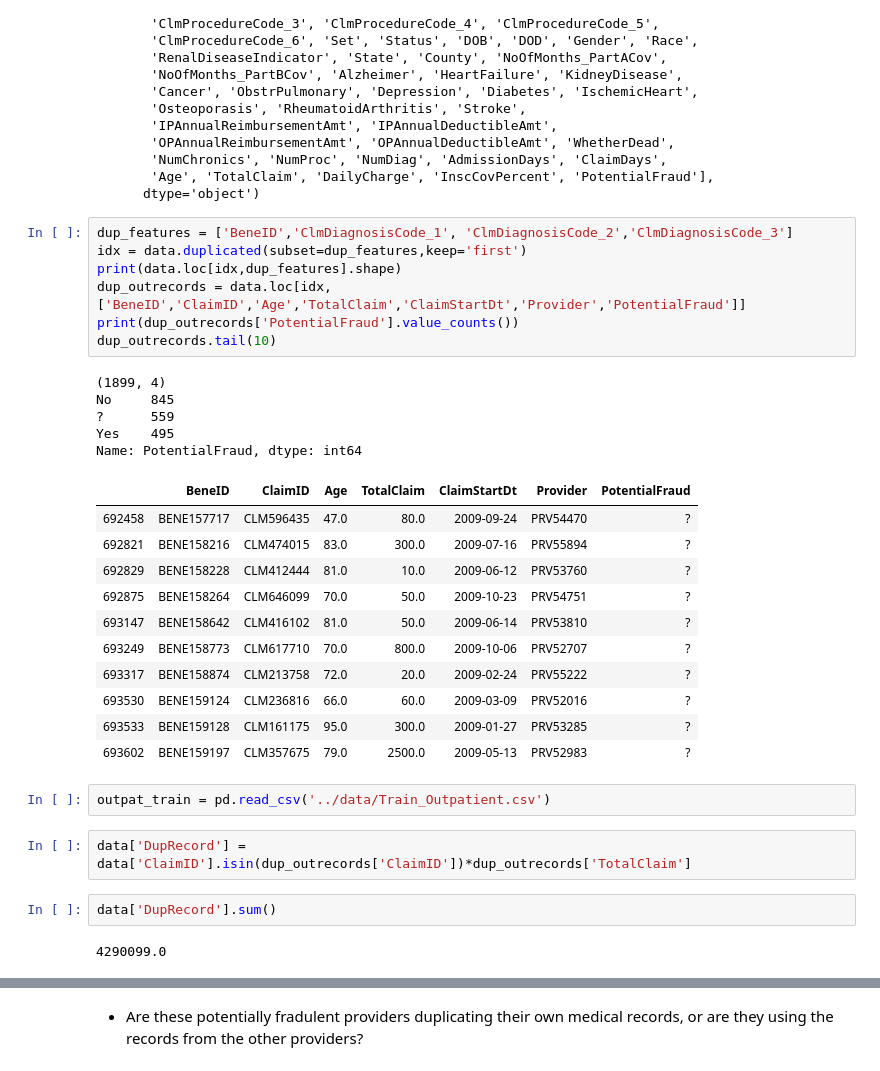
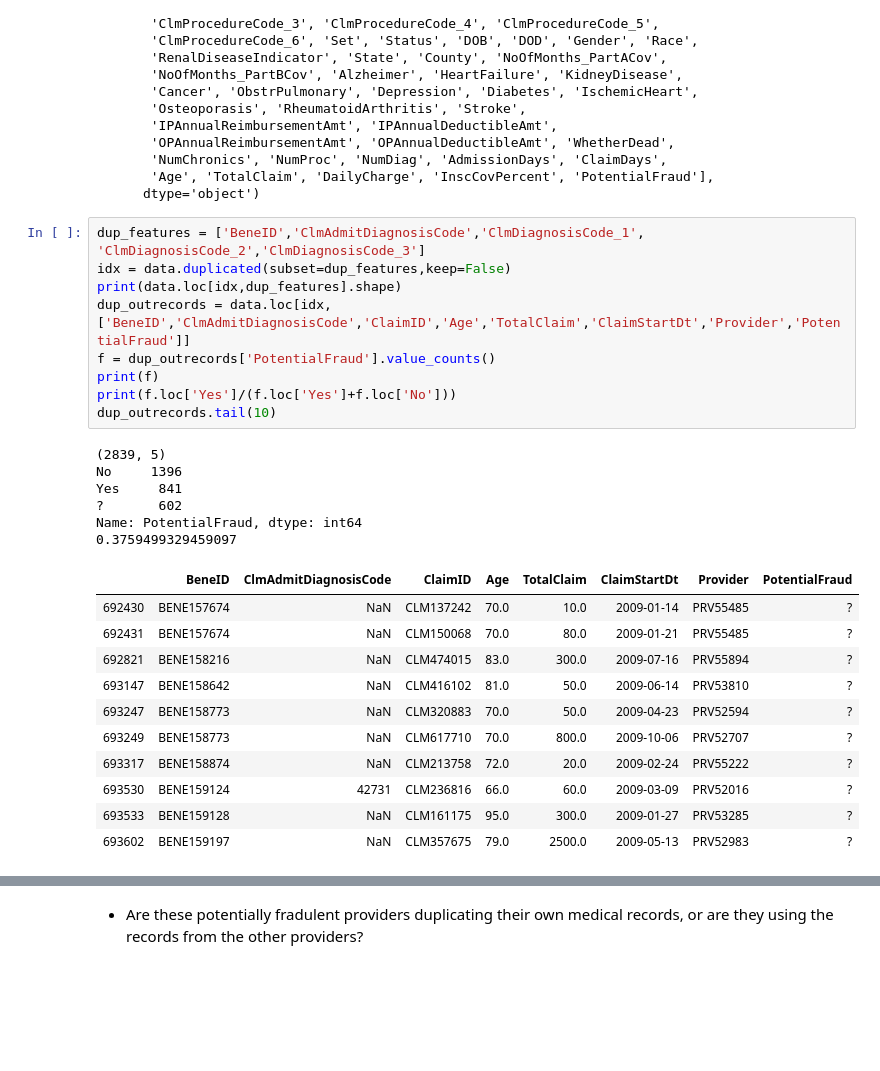
Before and after one commit to DebLeong/HealthCareCapstone, a Jupyter notebook: sam/notebooks/Aiko-Q5.ipynb, the cells around one changed output, grey strips where cells are left out. Cells and saved outputs as stored; diff of their text form; blank space fills up the shorter version.

```diff
--- a/sam/notebooks/Aiko-Q5.ipynb
+++ b/sam/notebooks/Aiko-Q5.ipynb
@@ -219,34 +219,29 @@ Index(['BeneID', 'ClaimID', 'ClaimStartDt', 'ClaimEndDt', 'Provider',
        'Age', 'TotalClaim', 'DailyCharge', 'InscCovPercent', 'PotentialFraud'],
       dtype='object')
 # %%
-dup_features = ['BeneID','ClmDiagnosisCode_1', 'ClmDiagnosisCode_2','ClmDiagnosisCode_3']
-idx = data.duplicated(subset=dup_features,keep='first')
+dup_features = ['BeneID','ClmAdmitDiagnosisCode','ClmDiagnosisCode_1', 'ClmDiagnosisCode_2','ClmDiagnosisCode_3']
+idx = data.duplicated(subset=dup_features,keep=False)
 print(data.loc[idx,dup_features].shape)
-dup_outrecords = data.loc[idx,['BeneID','ClaimID','Age','TotalClaim','ClaimStartDt','Provider','PotentialFraud']]
-print(dup_outrecords['PotentialFraud'].value_counts())
+dup_outrecords = data.loc[idx,['BeneID','ClmAdmitDiagnosisCode','ClaimID','Age','TotalClaim','ClaimStartDt','Provider','PotentialFraud']]
+f = dup_outrecords['PotentialFraud'].value_counts()
+print(f)
+print(f.loc['Yes']/(f.loc['Yes']+f.loc['No']))
 dup_outrecords.tail(10)
 # %% [output]
-(1899, 4)
-No     845
-?      559
-Yes    495
+(2839, 5)
+No     1396
+Yes     841
+?       602
 Name: PotentialFraud, dtype: int64
+0.3759499329459097
-|  | BeneID | ClaimID | Age | TotalClaim | ClaimStartDt | Provider | PotentialFraud |
-| 692458 | BENE157717 | CLM596435 | 47.0 | 80.0 | 2009-09-24 | PRV54470 | ? |
-| 692821 | BENE158216 | CLM474015 | 83.0 | 300.0 | 2009-07-16 | PRV55894 | ? |
-| 692829 | BENE158228 | CLM412444 | 81.0 | 10.0 | 2009-06-12 | PRV53760 | ? |
-| 692875 | BENE158264 | CLM646099 | 70.0 | 50.0 | 2009-10-23 | PRV54751 | ? |
-| 693147 | BENE158642 | CLM416102 | 81.0 | 50.0 | 2009-06-14 | PRV53810 | ? |
-| 693249 | BENE158773 | CLM617710 | 70.0 | 800.0 | 2009-10-06 | PRV52707 | ? |
-| 693317 | BENE158874 | CLM213758 | 72.0 | 20.0 | 2009-02-24 | PRV55222 | ? |
-| 693530 | BENE159124 | CLM236816 | 66.0 | 60.0 | 2009-03-09 | PRV52016 | ? |
-| 693533 | BENE159128 | CLM161175 | 95.0 | 300.0 | 2009-01-27 | PRV53285 | ? |
-| 693602 | BENE159197 | CLM357675 | 79.0 | 2500.0 | 2009-05-13 | PRV52983 | ? |
+|  | BeneID | ClmAdmitDiagnosisCode | ClaimID | Age | TotalClaim | ClaimStartDt | Provider | PotentialFraud |
+| 692430 | BENE157674 | NaN | CLM137242 | 70.0 | 10.0 | 2009-01-14 | PRV55485 | ? |
+| 692431 | BENE157674 | NaN | CLM150068 | 70.0 | 80.0 | 2009-01-21 | PRV55485 | ? |
+| 692821 | BENE158216 | NaN | CLM474015 | 83.0 | 300.0 | 2009-07-16 | PRV55894 | ? |
+| 693147 | BENE158642 | NaN | CLM416102 | 81.0 | 50.0 | 2009-06-14 | PRV53810 | ? |
+| 693247 | BENE158773 | NaN | CLM320883 | 70.0 | 50.0 | 2009-04-23 | PRV52594 | ? |
+| 693249 | BENE158773 | NaN | CLM617710 | 70.0 | 800.0 | 2009-10-06 | PRV52707 | ? |
+| 693317 | BENE158874 | NaN | CLM213758 | 72.0 | 20.0 | 2009-02-24 | PRV55222 | ? |
+| 693530 | BENE159124 | 42731 | CLM236816 | 66.0 | 60.0 | 2009-03-09 | PRV52016 | ? |
+| 693533 | BENE159128 | NaN | CLM161175 | 95.0 | 300.0 | 2009-01-27 | PRV53285 | ? |
+| 693602 | BENE159197 | NaN | CLM357675 | 79.0 | 2500.0 | 2009-05-13 | PRV52983 | ? |
-# %%
-outpat_train = pd.read_csv('../data/Train_Outpatient.csv')
-# %%
-data['DupRecord'] = data['ClaimID'].isin(dup_outrecords['ClaimID'])*dup_outrecords['TotalClaim']
-# %%
-data['DupRecord'].sum()
-# %% [output]
-4290099.0
```
Also changed, not shown: parts of 61 cells of this notebook, 13 other files.
